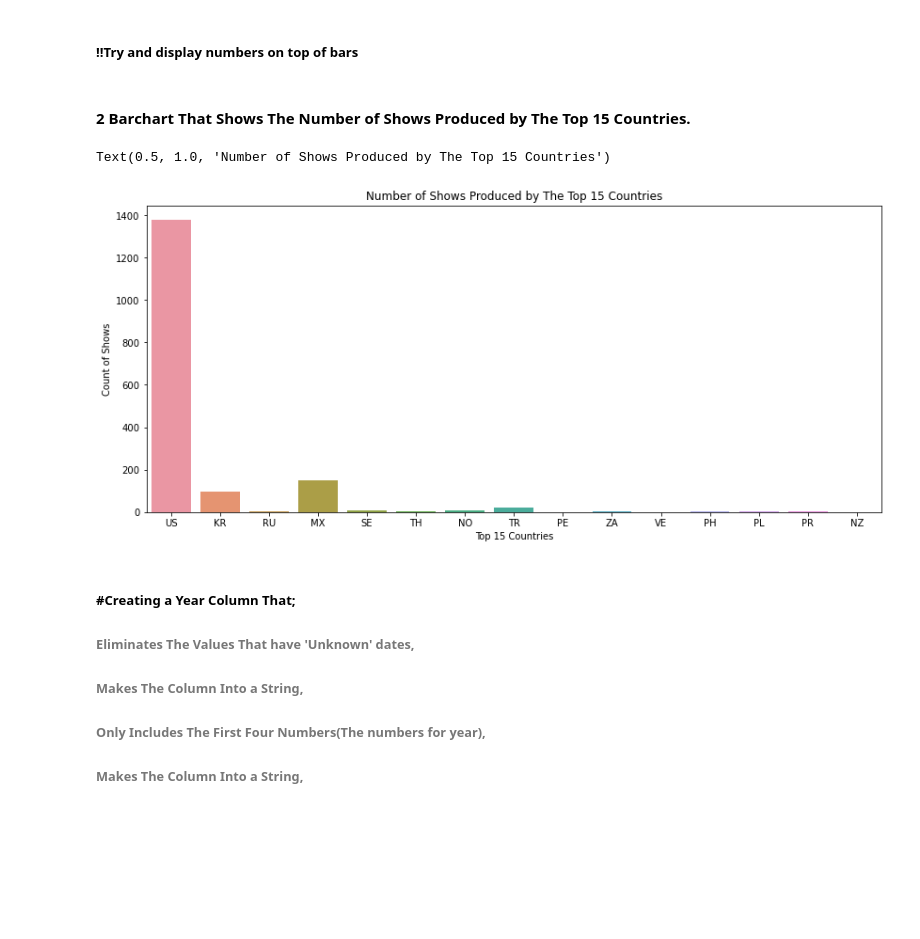
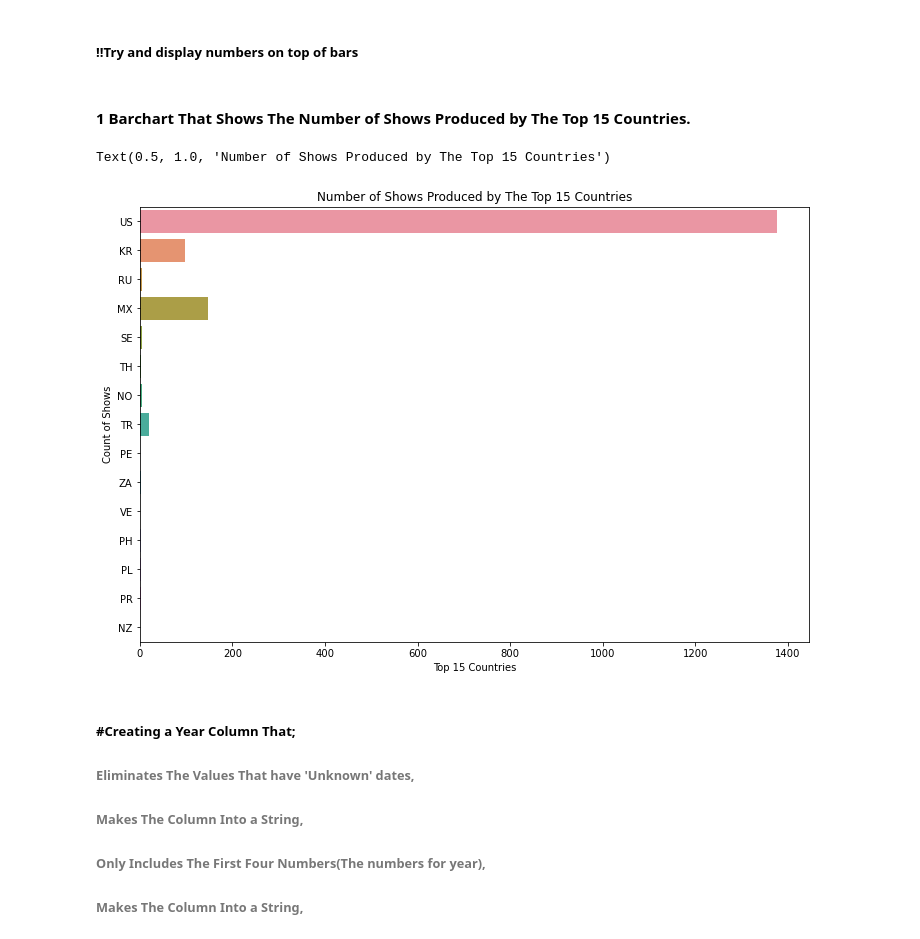
Before and after one commit to allisoncwalker/Data-Analysis-Notebook, a Jupyter notebook: notebook1.ipynb, the cells around one changed output. Drawn from its saved outputs; the diff is of its cells as text; code cells hidden in the pictures; blank space fills up the shorter version.

```diff
--- a/notebook1.ipynb
+++ b/notebook1.ipynb
@@ -65,3 +44,5 @@ Name: origin_country, dtype: int64
 # %%
 TV_df["countryLen"]= TV_df["origin_country"].str.len()
+count_three = TV_df["countryLen"] == 2
+TV_df['origin_country'] = TV_df[TV_df.countryLen == 2]["origin_country"]
 # %% [markdown]
@@ -88,5 +70,7 @@ Name: origin_country, dtype: int64
 # %% [markdown]
 ##### #Created a filtered dataframe with only the top 15 individual countries.
 # %%
-top_15 = TV_df[TV_df.countryLen == 2].groupby('origin_country').count().reset_index().sort_values(ascending=False, by='origin_country')[0:15]['origin_country']
+
+top_15 = TV_df.groupby('origin_country').count().reset_index().sort_values(ascending=False,by='name')[0:15]['origin_country']
 top_15_df = TV_df[TV_df['origin_country'].isin(top_15)]
+top_15_df
@@ -93,16 +91,16 @@ top_15_df = TV_df[TV_df['origin_country'].isin(top_15)]
 # %% [markdown]
 ##### !!Try and display numbers on top of bars
 # %% [markdown]
-#### 2 Barchart That Shows The Number of Shows Produced by The Top 15 Countries.
+#### 1 Barchart That Shows The Number of Shows Produced by The Top 15 Countries.
 # %%
-plt.figure(figsize=(14,6))
-sns.countplot(x='origin_country', data=top_15_df)
+plt.figure(figsize=(12,8))
+sns.countplot(y='origin_country', data=top_15_df)
 plt.xlabel('Top 15 Countries')
 plt.ylabel('Count of Shows')
 plt.title('Number of Shows Produced by The Top 15 Countries')
 # %% [output]
 Text(0.5, 1.0, 'Number of Shows Produced by The Top 15 Countries')
-[figure, old version]
+[figure, new version]
 # %% [markdown]
 ##### #Creating a Year Column That;
 ###### Eliminates The Values That have 'Unknown' dates,
```
Also changed, not shown: parts of 47 cells of this notebook.
